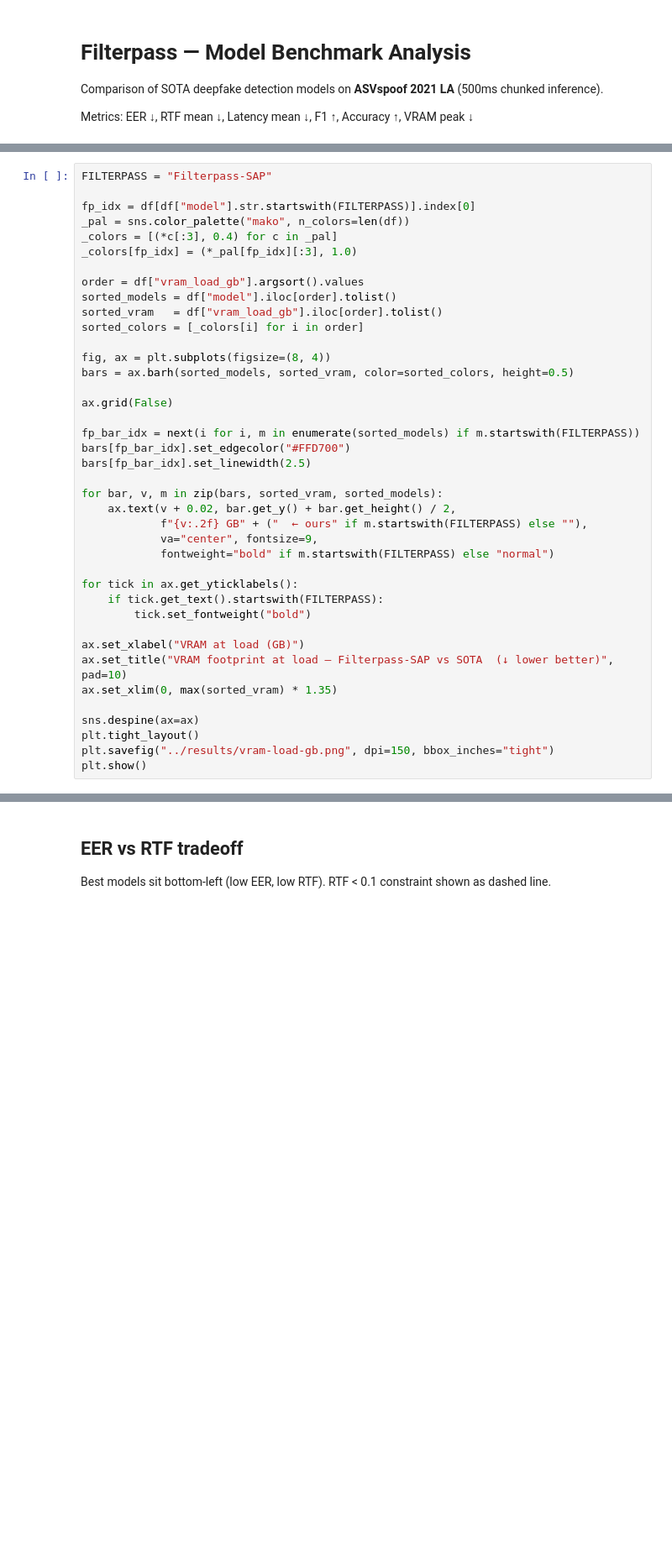
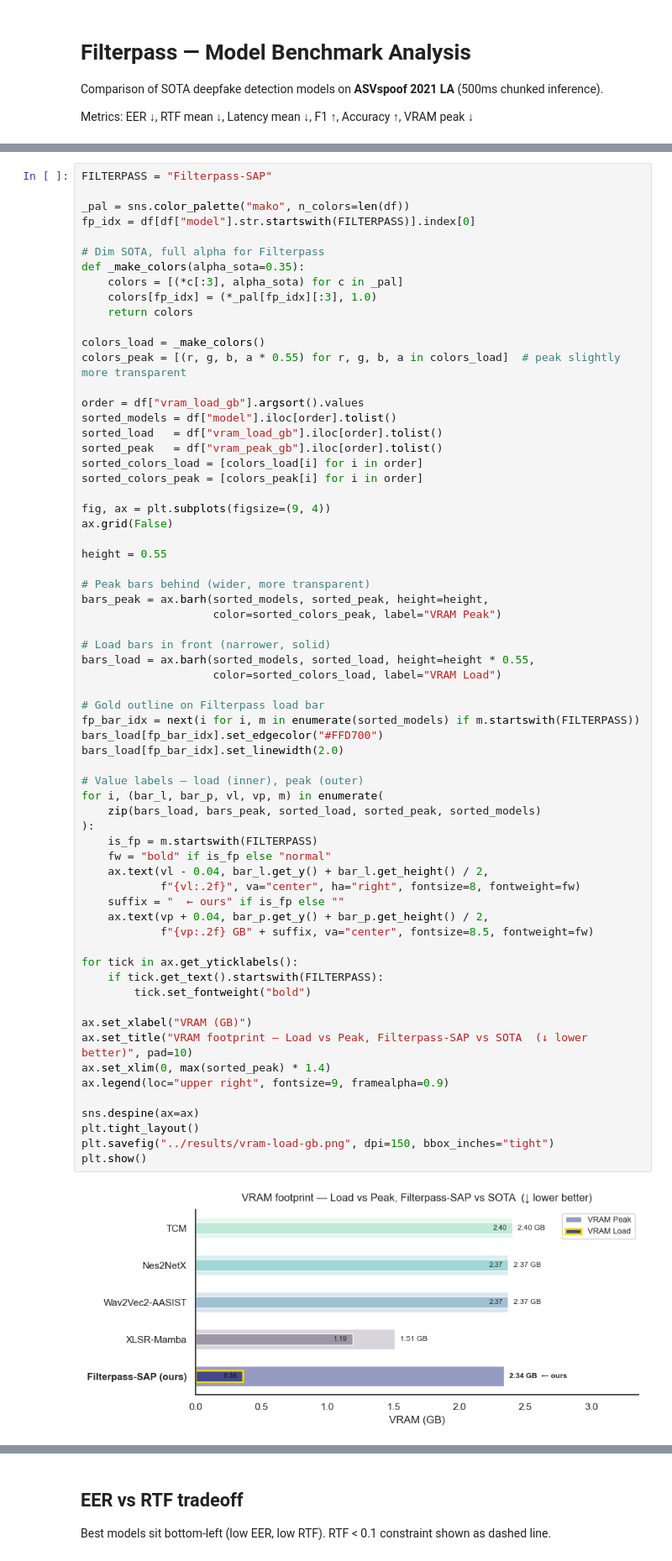
Before and after one commit to MeNMaHomies/filterpass, a Jupyter notebook: notebooks/analysis.ipynb, the cells around one changed output, grey strips where cells are left out. Shown at 84% size. Drawn from its saved outputs; the diff is of its cells as text; blank space fills up the shorter version.

```diff
--- a/notebooks/analysis.ipynb
+++ b/notebooks/analysis.ipynb
@@ -212,40 +222,67 @@ plt.show()
 # %%
 FILTERPASS = "Filterpass-SAP"
 
+_pal = sns.color_palette("mako", n_colors=len(df))
 fp_idx = df[df["model"].str.startswith(FILTERPASS)].index[0]
-_pal = sns.color_palette("mako", n_colors=len(df))
-_colors = [(*c[:3], 0.4) for c in _pal]
-_colors[fp_idx] = (*_pal[fp_idx][:3], 1.0)
+
+# Dim SOTA, full alpha for Filterpass
+def _make_colors(alpha_sota=0.35):
+    colors = [(*c[:3], alpha_sota) for c in _pal]
+    colors[fp_idx] = (*_pal[fp_idx][:3], 1.0)
+    return colors
+
+colors_load = _make_colors()
+colors_peak = [(r, g, b, a * 0.55) for r, g, b, a in colors_load]  # peak slightly more transparent
 
 order = df["vram_load_gb"].argsort().values
 sorted_models = df["model"].iloc[order].tolist()
-sorted_vram   = df["vram_load_gb"].iloc[order].tolist()
-sorted_colors = [_colors[i] for i in order]
+sorted_load   = df["vram_load_gb"].iloc[order].tolist()
+sorted_peak   = df["vram_peak_gb"].iloc[order].tolist()
+sorted_colors_load = [colors_load[i] for i in order]
+sorted_colors_peak = [colors_peak[i] for i in order]
 
-fig, ax = plt.subplots(figsize=(8, 4))
-bars = ax.barh(sorted_models, sorted_vram, color=sorted_colors, height=0.5)
-
+fig, ax = plt.subplots(figsize=(9, 4))
 ax.grid(False)
 
+height = 0.55
+
+# Peak bars behind (wider, more transparent)
+bars_peak = ax.barh(sorted_models, sorted_peak, height=height,
+                    color=sorted_colors_peak, label="VRAM Peak")
+
+# Load bars in front (narrower, solid)
+bars_load = ax.barh(sorted_models, sorted_load, height=height * 0.55,
+                    color=sorted_colors_load, label="VRAM Load")
+
+# Gold outline on Filterpass load bar
 fp_bar_idx = next(i for i, m in enumerate(sorted_models) if m.startswith(FILTERPASS))
-bars[fp_bar_idx].set_edgecolor("#FFD700")
-bars[fp_bar_idx].set_linewidth(2.5)
+bars_load[fp_bar_idx].set_edgecolor("#FFD700")
+bars_load[fp_bar_idx].set_linewidth(2.0)
 
-for bar, v, m in zip(bars, sorted_vram, sorted_models):
-    ax.text(v + 0.02, bar.get_y() + bar.get_height() / 2,
-            f"{v:.2f} GB" + ("  ← ours" if m.startswith(FILTERPASS) else ""),
-            va="center", fontsize=9,
-            fontweight="bold" if m.startswith(FILTERPASS) else "normal")
+# Value labels — load (inner), peak (outer)
+for i, (bar_l, bar_p, vl, vp, m) in enumerate(
+    zip(bars_load, bars_peak, sorted_load, sorted_peak, sorted_models)
+):
+    is_fp = m.startswith(FILTERPASS)
+    fw = "bold" if is_fp else "normal"
+    ax.text(vl - 0.04, bar_l.get_y() + bar_l.get_height() / 2,
+            f"{vl:.2f}", va="center", ha="right", fontsize=8, fontweight=fw)
+    suffix = "  ← ours" if is_fp else ""
+    ax.text(vp + 0.04, bar_p.get_y() + bar_p.get_height() / 2,
+            f"{vp:.2f} GB" + suffix, va="center", fontsize=8.5, fontweight=fw)
 
 for tick in ax.get_yticklabels():
     if tick.get_text().startswith(FILTERPASS):
         tick.set_fontweight("bold")
 
-ax.set_xlabel("VRAM at load (GB)")
-ax.set_title("VRAM footprint at load — Filterpass-SAP vs SOTA  (↓ lower better)", pad=10)
-ax.set_xlim(0, max(sorted_vram) * 1.35)
+ax.set_xlabel("VRAM (GB)")
+ax.set_title("VRAM footprint — Load vs Peak, Filterpass-SAP vs SOTA  (↓ lower better)", pad=10)
+ax.set_xlim(0, max(sorted_peak) * 1.4)
+ax.legend(loc="upper right", fontsize=9, framealpha=0.9)
 
 sns.despine(ax=ax)
 plt.tight_layout()
 plt.savefig("../results/vram-load-gb.png", dpi=150, bbox_inches="tight")
 plt.show()
+# %% [output]
+[figure, added]
```
Also changed, not shown: parts of 7 cells of this notebook, 5 other files.
